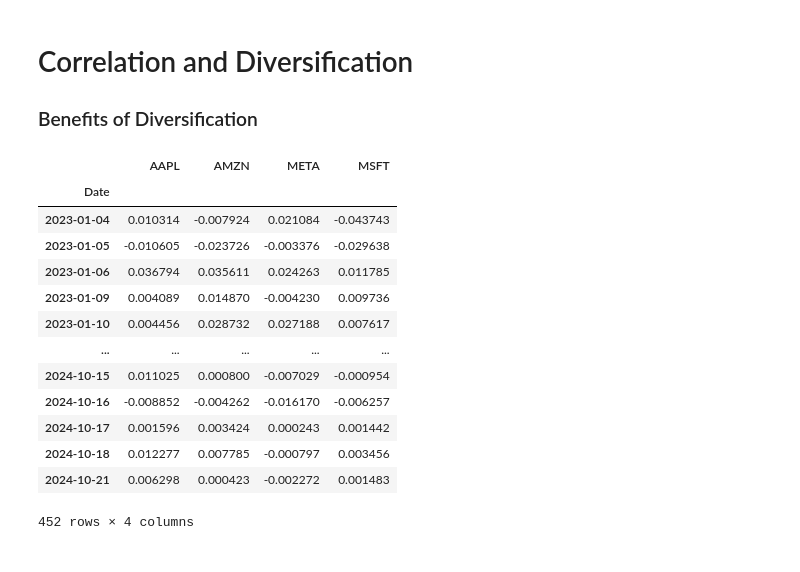
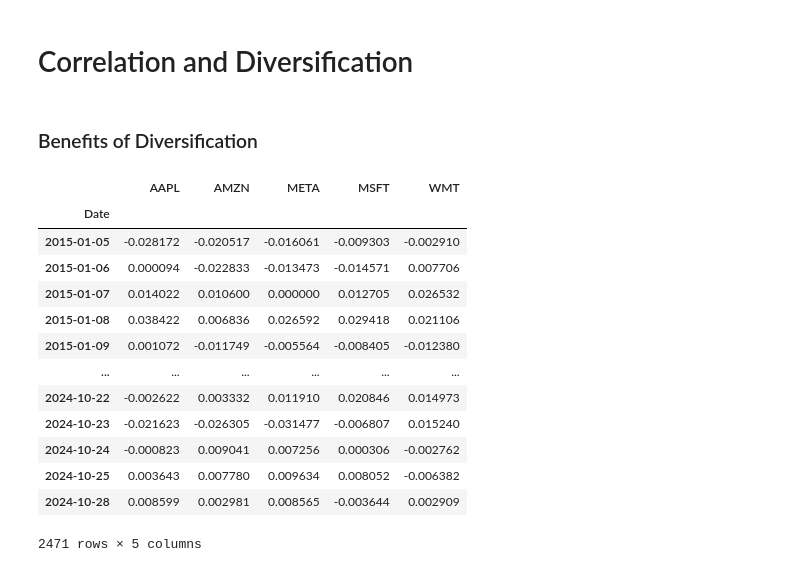
Before and after one commit to dan-the-quant/DTQ-Portfolio_Management_Course, a Jupyter notebook: Module 3 - Portfolios/Module3.1.ipynb, the cells around one changed output. Cells and saved outputs as stored; diff of their text form; code cells hidden in the pictures.

```diff
--- a/Module 3 - Portfolios/Module3.1.ipynb
+++ b/Module 3 - Portfolios/Module3.1.ipynb
@@ -1,7 +1,5 @@
 # %% [markdown]
 # Correlation and Diversification #
-
-### Benefits of Diversification ###
 # %%
 # Import Libraries
 
@@ -32,7 +31,7 @@ def import_financial_data(
     df = df.set_index('Date')
     df.index = pd.to_datetime(df.index)
 
-    df_useful_data = df[['Open Price', 'High Price', 'Low Price', 'Close Price', 'Volume']]
+    df_useful_data = df[['Open Price', 'High Price', 'Low Price', 'Close Price']]
 
     df_useful_data = df_useful_data.rename(columns={
         "Open Price":"Open",
@@ -44,7 +43,9 @@ def import_financial_data(
     # Drop NaN's
     df_useful_data.dropna(inplace = True)
 
-    return df_useful_data.loc["2023-01-01":]
+    return df_useful_data.loc["2015-01-01":]
+# %% [markdown]
+### Benefits of Diversification ###
 # %%
 # Import Data
 
@@ -59,36 +60,40 @@ df_3 =  import_financial_data("META")
 
 # Microsoft Data
 df_4 =  import_financial_data("MSFT")
+
+# Walmart Data
+df_5 =  import_financial_data("WMT")
 # %%
 # Create the joint dataframe
 
 df_data = pd.DataFrame()
 
 df_data['AAPL'] = df_1['Close']
 df_data['AMZN'] = df_2['Close']
 df_data['META'] = df_3['Close']
 df_data['MSFT'] = df_4['Close']
+df_data['WMT'] = df_5['Close']
 
 df_data = df_data.dropna()
 
 df_returns = df_data.pct_change(1).dropna()
 
 df_returns
 # %% [output]
-|  | AAPL | AMZN | META | MSFT |
-| Date |  |  |  |  |
-| 2023-01-04 | 0.010314 | -0.007924 | 0.021084 | -0.043743 |
-| 2023-01-05 | -0.010605 | -0.023726 | -0.003376 | -0.029638 |
-| 2023-01-06 | 0.036794 | 0.035611 | 0.024263 | 0.011785 |
-| 2023-01-09 | 0.004089 | 0.014870 | -0.004230 | 0.009736 |
-| 2023-01-10 | 0.004456 | 0.028732 | 0.027188 | 0.007617 |
-| ... | ... | ... | ... | ... |
-| 2024-10-15 | 0.011025 | 0.000800 | -0.007029 | -0.000954 |
-| 2024-10-16 | -0.008852 | -0.004262 | -0.016170 | -0.006257 |
-| 2024-10-17 | 0.001596 | 0.003424 | 0.000243 | 0.001442 |
-| 2024-10-18 | 0.012277 | 0.007785 | -0.000797 | 0.003456 |
-| 2024-10-21 | 0.006298 | 0.000423 | -0.002272 | 0.001483 |
+|  | AAPL | AMZN | META | MSFT | WMT |
+| Date |  |  |  |  |  |
+| 2015-01-05 | -0.028172 | -0.020517 | -0.016061 | -0.009303 | -0.002910 |
+| 2015-01-06 | 0.000094 | -0.022833 | -0.013473 | -0.014571 | 0.007706 |
+| 2015-01-07 | 0.014022 | 0.010600 | 0.000000 | 0.012705 | 0.026532 |
+| 2015-01-08 | 0.038422 | 0.006836 | 0.026592 | 0.029418 | 0.021106 |
+| 2015-01-09 | 0.001072 | -0.011749 | -0.005564 | -0.008405 | -0.012380 |
+| ... | ... | ... | ... | ... | ... |
+| 2024-10-22 | -0.002622 | 0.003332 | 0.011910 | 0.020846 | 0.014973 |
+| 2024-10-23 | -0.021623 | -0.026305 | -0.031477 | -0.006807 | 0.015240 |
+| 2024-10-24 | -0.000823 | 0.009041 | 0.007256 | 0.000306 | -0.002762 |
+| 2024-10-25 | 0.003643 | 0.007780 | 0.009634 | 0.008052 | -0.006382 |
+| 2024-10-28 | 0.008599 | 0.002981 | 0.008565 | -0.003644 | 0.002909 |
-452 rows × 4 columns
+2471 rows × 5 columns
 # %%
 # Theoretically we could use the average as the expected returns (these are daily returns)
 
```
Also changed, not shown: parts of 27 cells of this notebook, 31 other files.
